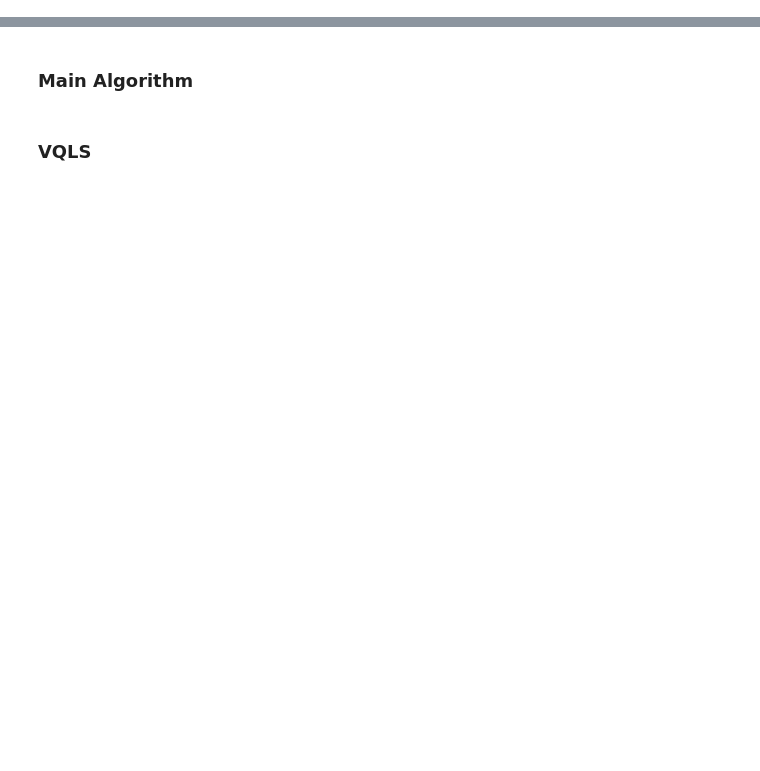
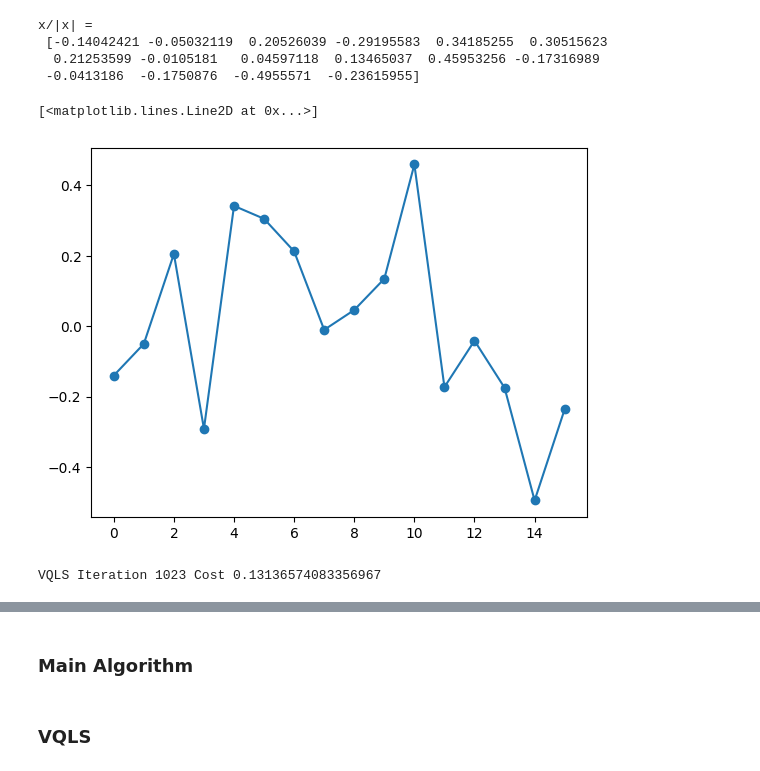
Before and after one commit to comp-physics/NISQ-Quantum-CFD, a Jupyter notebook: VQLS/VQLS-playground.ipynb, the cells around one changed output, grey strips where cells are left out. Drawn from its saved outputs; the diff is of its cells as text; code cells hidden in the pictures; blank space fills up the shorter version.

```diff
--- a/VQLS/VQLS-playground.ipynb
+++ b/VQLS/VQLS-playground.ipynb
@@ -41,0 +94,12 @@ VQLS Iteration 1065 Cost 1.1045608871995682e-11
+# %%
+ref_solution = np.linalg.solve(A, b / np.linalg.norm(b))
+ref_solution = ref_solution / np.linalg.norm(ref_solution)
+print("x/|x| = \n", ref_solution)
+plt.plot(ref_solution, "o-")
+# %% [output]
+x/|x| =
+ [-0.14042421 -0.05032119  0.20526039 -0.29195583  0.34185255  0.30515623
+  0.21253599 -0.0105181   0.04597118  0.13465037  0.45953256 -0.17316989
+ -0.0413186  -0.1750876  -0.4955571  -0.23615955]
+[<matplotlib.lines.Line2D at 0x...>]
+[figure, added]
@@ -41,0 +121,5 @@ VQLS Iteration 1065 Cost 1.1045608871995682e-11
+# %%
+opt = {"use_overlap_test": True, "use_local_cost_function": False}
+res = vqls.solve(A, b, opt)
+# %% [output]
+VQLS Iteration 1023 Cost 0.13136574083356967
```
Also changed, not shown: parts of 16 cells of this notebook, 7 other files.
